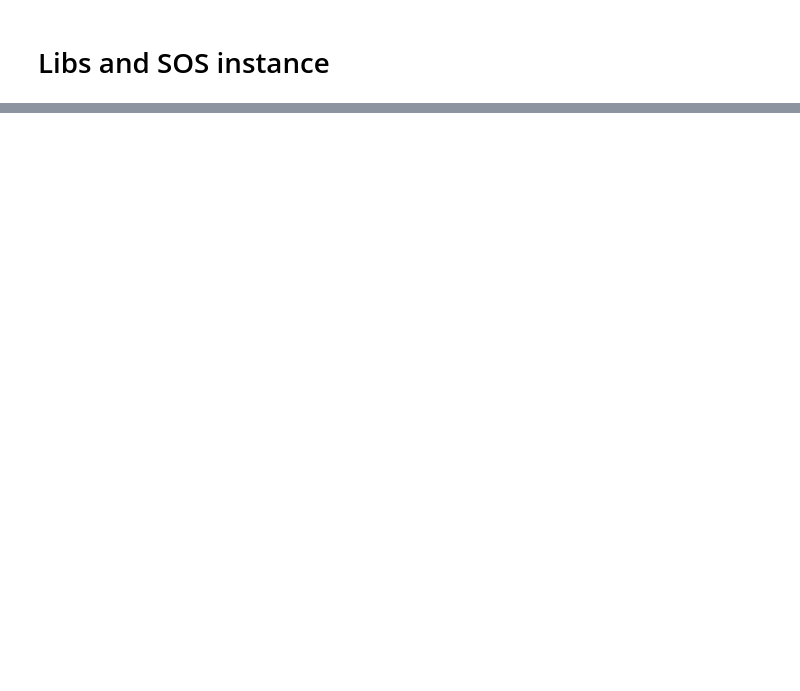
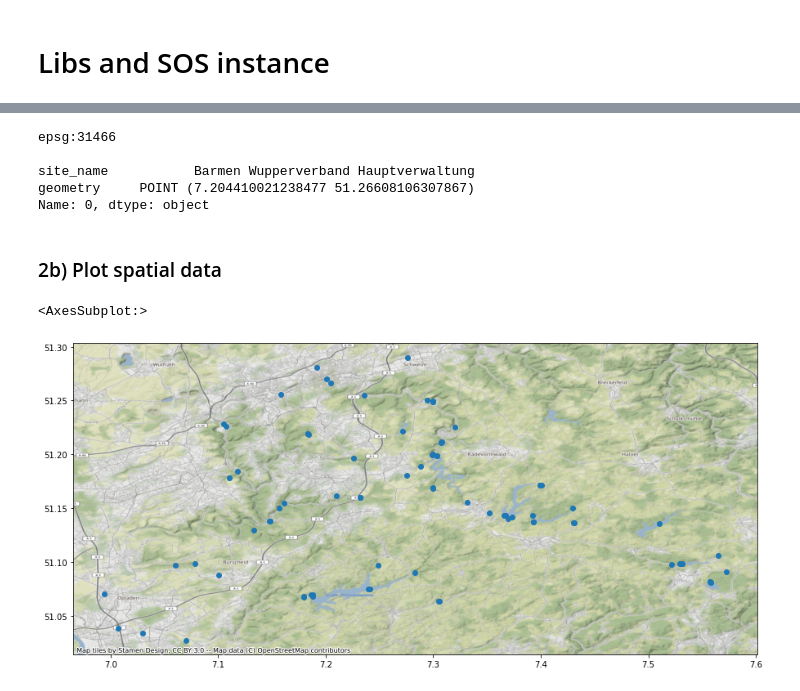
Before and after one commit to 52North/sos4py, a Jupyter notebook: examples/demo_data_access_plotting.ipynb, the cells around one changed output, grey strips where cells are left out. Cells and saved outputs as stored; diff of their text form; code cells hidden in the pictures; blank space fills up the shorter version.

```diff
--- a/examples/demo_data_access_plotting.ipynb
+++ b/examples/demo_data_access_plotting.ipynb
@@ -271,10 +2,0 @@ http://www.opengis.net/def/crs/EPSG/0/31466
-# %%
-# Static using GeoDataframe.plot
-
-# sites = sites.to_crs('epsg:3857') # epsg:4326
-ax = sites.plot(figsize=(15, 15))
-ctx.add_basemap(ax, crs=sites.crs.to_string())
-# optional parameters:
-# source=ctx.providers.OpenStreetMap.Mapnik
-# zoom=12
-ax
@@ -382,0 +16,3 @@ Text(0.5, 1.0, 'Eschbachtalsperre_Absperrbauwerk')
+# %%
+# Create SOS instance
+fluggs_sos = connection_sos("https://fluggs.wupperverband.de/sos2/service")
@@ -382,0 +150,4 @@ Text(0.5, 1.0, 'Eschbachtalsperre_Absperrbauwerk')
+# %%
+include_phenomena = False
+fluggs_sites = fluggs_sos.get_sites(include_phenomena)
+fluggs_sites.head()
@@ -382,0 +161,28 @@ Text(0.5, 1.0, 'Eschbachtalsperre_Absperrbauwerk')
+# %%
+# Check and change coordinate reference system
+print(fluggs_sites.crs,"\n")
+fluggs_sites = fluggs_sites.to_crs('epsg:4326')
+
+# View specific site using integer-locaiton
+print(fluggs_sites.iloc[0])
+# %% [output]
+epsg:31466
+
+site_name           Barmen Wupperverband Hauptverwaltung
+geometry     POINT (7.204410021238477 51.26608106307867)
+Name: 0, dtype: object
+# %% [markdown]
+### 2b) Plot spatial data
+# %%
+# Static map using GeoDataframe.plot
+
+# sites = sites.to_crs('epsg:3857') # epsg:4326
+ax = fluggs_sites.plot(figsize=(15, 15))
+ctx.add_basemap(ax, crs=fluggs_sites.crs.to_string())
+# optional parameters:
+# source=ctx.providers.OpenStreetMap.Mapnik
+# zoom=12
+ax
+# %% [output]
+<AxesSubplot:>
+[figure, added]
```
Also changed, not shown: parts of 63 cells of this notebook.
